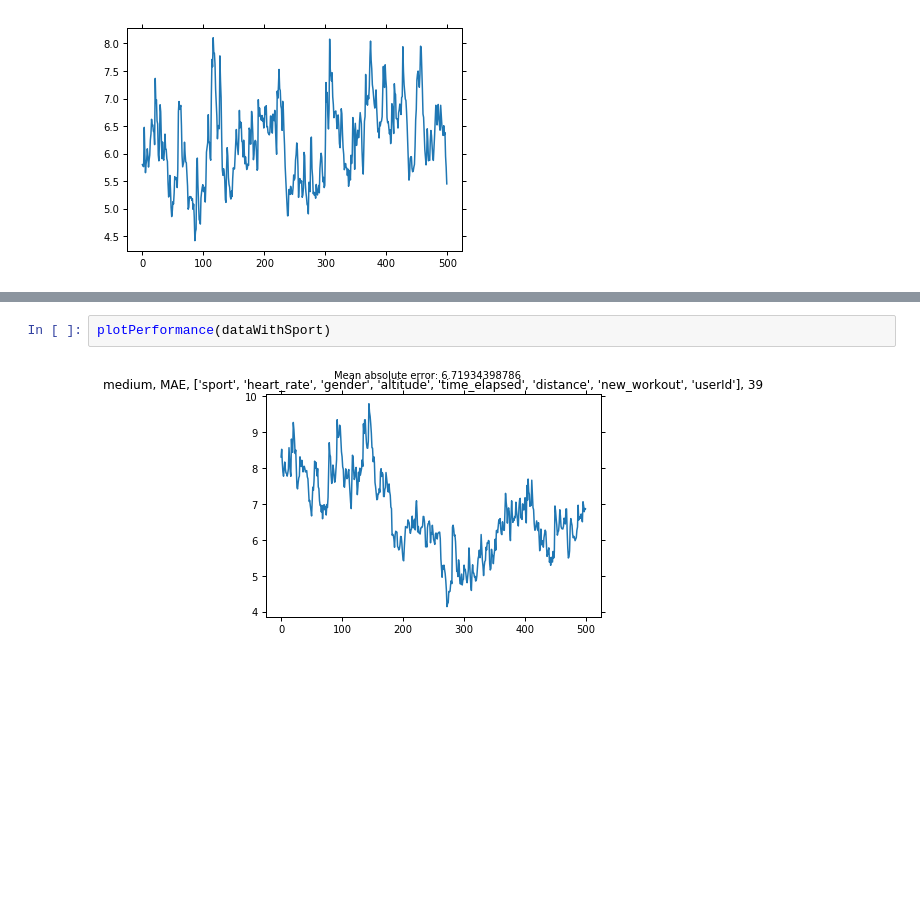
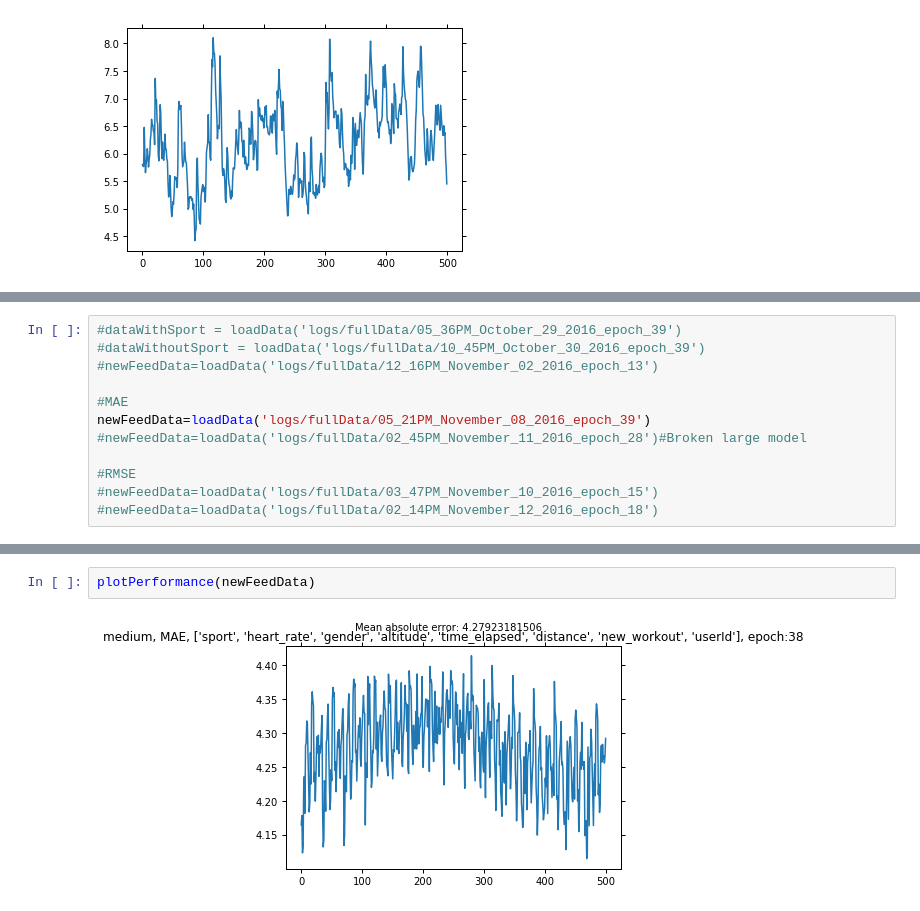
Before and after one commit to Epist/endomondo_inference, a Jupyter notebook: testPlotting.ipynb, the cells around one changed output, grey strips where cells are left out. Cells and saved outputs as stored; diff of their text form; blank space fills up the shorter version.

```diff
--- a/testPlotting.ipynb
+++ b/testPlotting.ipynb
@@ -235,0 +223,12 @@ Data file loaded
+# %%
+#dataWithSport = loadData('logs/fullData/05_36PM_October_29_2016_epoch_39')
+#dataWithoutSport = loadData('logs/fullData/10_45PM_October_30_2016_epoch_39')
+#newFeedData=loadData('logs/fullData/12_16PM_November_02_2016_epoch_13')
+
+#MAE
+newFeedData=loadData('logs/fullData/05_21PM_November_08_2016_epoch_39')
+#newFeedData=loadData('logs/fullData/02_45PM_November_11_2016_epoch_28')#Broken large model
+
+#RMSE
+#newFeedData=loadData('logs/fullData/03_47PM_November_10_2016_epoch_15')
+#newFeedData=loadData('logs/fullData/02_14PM_November_12_2016_epoch_18')
@@ -242,4 +244,4 @@ plotPerformance(dataWithoutSport, plotTitle="Medium model without sport")
 # %%
-plotPerformance(dataWithSport)
+plotPerformance(newFeedData)
 # %% [output]
-[figure, old version]
+[figure, new version]
```
Also changed, not shown: parts of 10 cells of this notebook, 7 other files.
